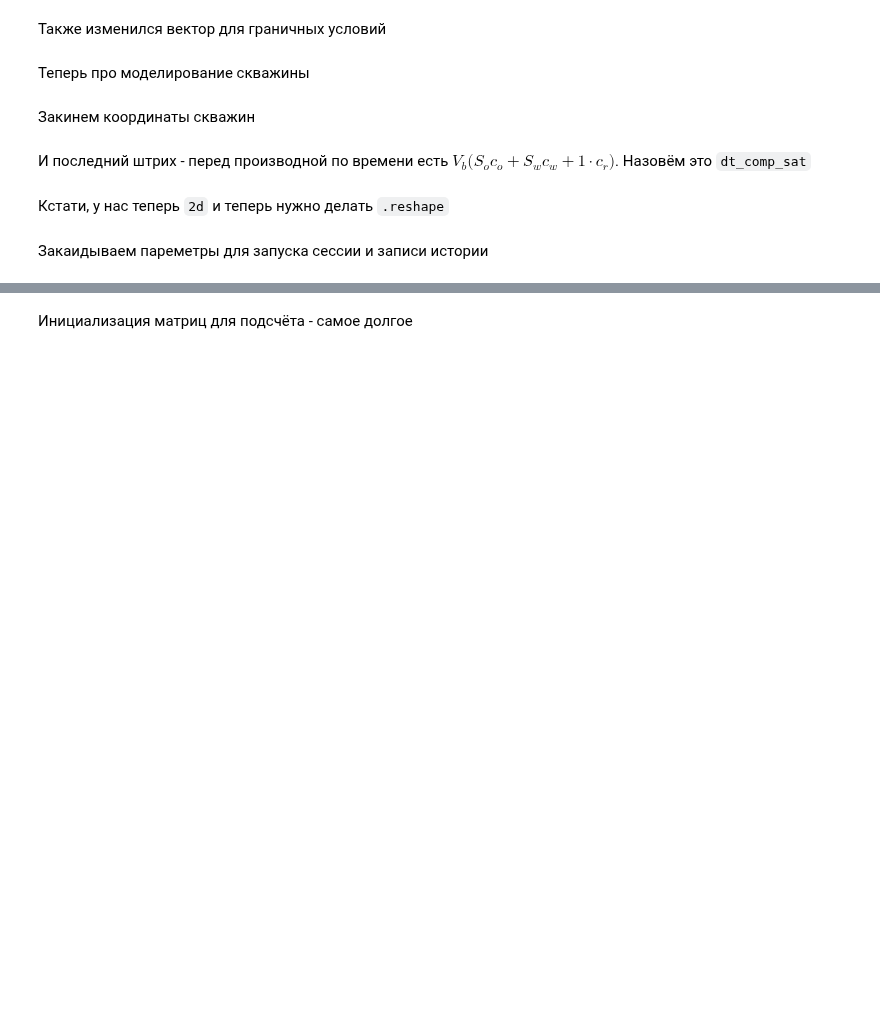
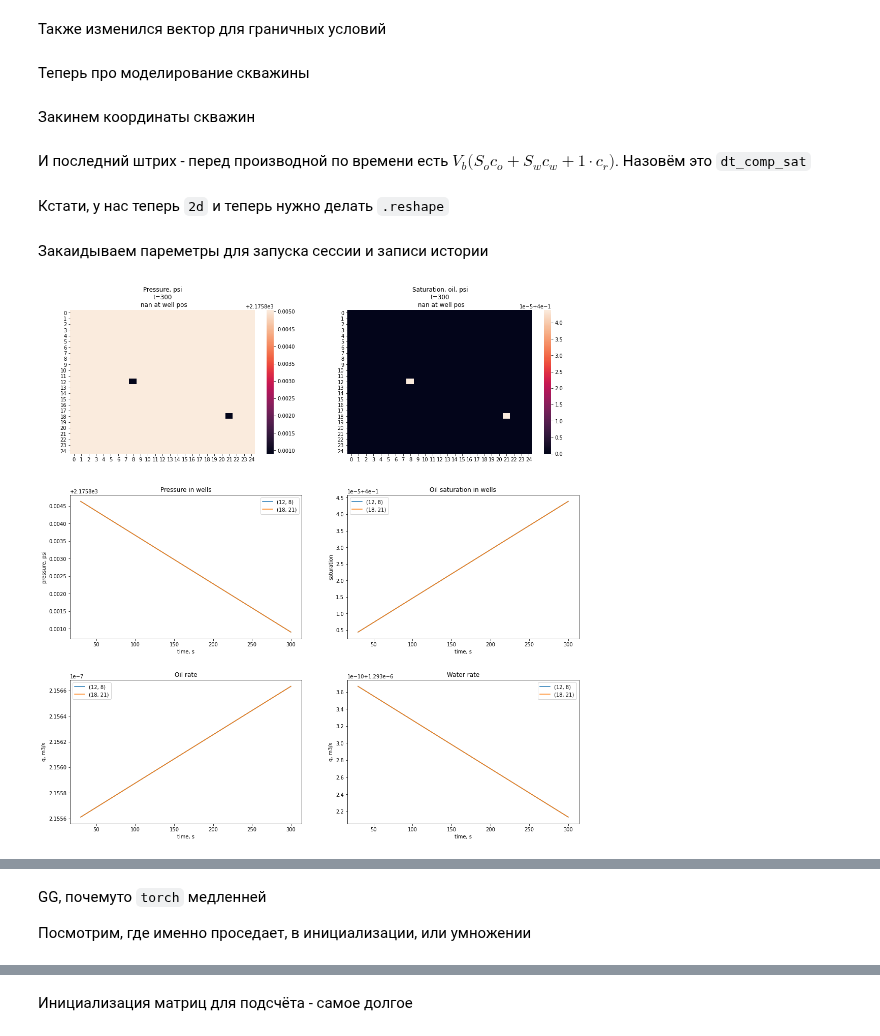
Before and after one commit to lemikhovalex/ReservoirModel, a Jupyter notebook: now_do_simple_models/06_2d_2liq.ipynb, the cells around one changed output, grey strips where cells are left out. Cells and saved outputs as stored; diff of their text form; code cells hidden in the pictures; blank space fills up the shorter version.

```diff
--- a/now_do_simple_models/06_2d_2liq.ipynb
+++ b/now_do_simple_models/06_2d_2liq.ipynb
@@ -117,14 +137,19 @@ delta_p_vec = np.ones((nx*ny, 1)) * delta_p_well
 # %%
 from reservoir import get_j_matrix
 # %%
-j_o = get_j_matrix(p=p, s=s_o, pos_r=pos_r, ph='o', prop=prop)
-j_w = get_j_matrix(p=p, s=s_w, pos_r=pos_r, ph='w', prop=prop)
+j_o = torch.zeros((prop.nx * prop.ny, 1), device=device, dtype=dtype)
+j_w = torch.zeros((prop.nx * prop.ny, 1), device=device, dtype=dtype)
+_ = get_j_matrix(p=p, s=s_o, pos_r=pos_r, ph='o', prop=prop, j_matr=j_o)
+_ = get_j_matrix(p=p, s=s_w, pos_r=pos_r, ph='w', prop=prop, j_matr=j_w)
 # %% [markdown]
 И последний штрих - перед производной по времени есть $V_b\big(S_o c_o + S_w c_w  +1\cdot c_r\big)$. Назовём это `dt_comp_sat`
 # %% [markdown]
 Кстати, у нас теперь `2d` и теперь нужно делать `.reshape`
+# %%
+nxny_ones = torch.ones((nx*ny, 1), device=device, dtype=dtype)
+nxny_eye = torch.eye(nx*ny, device=device, dtype=dtype)
 # %%
-dt_comp_sat = dx * dy * d *(s_o.v * c_o + s_w.v * c_w + np.ones((nx*ny, 1)) * c_r)
+dt_comp_sat = dx * dy * d *(s_o.v * c_o + s_w.v * c_w + nxny_ones * c_r)
 # %% [markdown]
 Закаидываем пареметры для запуска сессии и записи истории
 # %%
@@ -132,7 +157,7 @@ n_iter = int(1e1)
 p_ex = np.ones((nx, 1)) * p_0
 t = 0
 xs = list((np.linspace(0, nx-1, nx) + dx/2) * dx)
-plot_freq = int(4e1)
+plot_freq = int(1)
 times = []
 p_well_hist = {}
 s_o_well_hist = {}
@@ -150,28 +173,31 @@ from tqdm import tqdm
 for i in tqdm(range(1, n_iter+1)):
     # gonna increase time step
     # matrixes depends on saturation
-    dt_comp_sat = (dx * dy * d *(s_o.v) * c_o + s_w.v * c_w + np.ones((nx*ny, 1)) * c_r)
-    j_o = get_j_matrix(p=p, s=s_o, pos_r=pos_r, ph='o', prop=prop)
-    j_w = get_j_matrix(p=p, s=s_w, pos_r=pos_r, ph='w', prop=prop)
-    lapl_w = get_lapl_one_ph(p=p, s=s_w, ph='w', prop=prop)
-    lapl_o = get_lapl_one_ph(p=p, s=s_o, ph='o', prop=prop)
-    q_bound_w = get_q_bound(p, s_w, 'w', prop)
-    q_bound_o = get_q_bound(p, s_o, 'o', prop)
+    dt_comp_sat = (dx * dy * d *(s_o.v) * c_o + s_w.v * c_w + nxny_ones * c_r)
+    _ = get_j_matrix(p=p, s=s_o, pos_r=pos_r, ph='o', prop=prop, j_matr=j_o)
+    _ = get_j_matrix(p=p, s=s_w, pos_r=pos_r, ph='w', prop=prop, j_matr=j_w)
+    _ = get_lapl_one_ph(p=p, s=s_w, ph='w', prop=prop, lapl=lapl_w)
+    _ = get_lapl_one_ph(p=p, s=s_o, ph='o', prop=prop, lapl=lapl_o)
+    _ = get_q_bound(p, s_w, 'w', prop, q_b=q_bound_w)
+    _ = get_q_bound(p, s_o, 'o', prop, q_b=q_bound_o)
     # matrix for implicit pressure
-    a = phi * np.eye(nx*ny) * dt_comp_sat - (lapl_w + lapl_o) * dt
+    a = phi * nxny_eye * dt_comp_sat - (lapl_w + lapl_o) * dt
     #right hand state for ax = b
+
     b = phi * dt_comp_sat * p.v + q_bound_w*dt + q_bound_o*dt
     b += (j_o * B_o + j_w * B_w) * delta_p_vec * dt
     # upd time stamp
     t += dt
     # solve p
-    p_new = np.linalg.solve(a, b)
+    p_new, _ = torch.solve(b, a)
     dp = p_new - p.v
-    a = dx*dy*d * phi *(np.ones((nx * ny, 1)) + (c_r + c_o) * (p_new - p.v))
-    b = phi * dx*dy*d * s_o.v + dt * (lapl_o.dot(p_new) + q_bound_o + j_o * B_o * delta_p_vec)
+
+    a = dx*dy*d * phi *(nxny_ones + (c_r + c_o) * (p_new - p.v))
+
+    b = phi * dx*dy*d * s_o.v + dt * (lapl_o.matmul(p_new) + q_bound_o + j_o * B_o * delta_p_vec)
     # upd target values
     s_o = ResState((b / a), s_b, prop)
-    s_w = ResState(np.ones((nx*ny, 1)) - s_o.v, 1 - s_b, prop)
+    s_w = ResState(nxny_ones - s_o.v, 1 - s_b, prop)
     p = ResState(p_new, p_0, prop)
     if i % plot_freq == 0:
 
@@ -179,8 +205,8 @@ for i in tqdm(range(1, n_iter+1)):
         q_w = ((-1) * j_w * (delta_p_vec)).reshape((nx, ny))
 
         # gonna set wells as nan to see gradient
-        p_v_disp = p.v.reshape((nx, ny)).copy() / 6894.
-        s_o_disp = s_o.v.reshape((nx, ny)).copy()
+        # p_v_disp = p.v.reshape((nx, ny)).copy() / 6894.
+        # s_o_disp = s_o.v.reshape((nx, ny)).copy()
 
         times.append(t)
         for w in pos_r:
@@ -195,36 +221,37 @@ for i in tqdm(range(1, n_iter+1)):
         f, ax = plt.subplots(nrows=3, ncols=2, figsize=(16, 16))
         f.tight_layout(pad=6.0)
 
-        sns.heatmap(p_v_disp, ax=ax[0][0], cbar=True)
+        sns.heatmap(p.v.cpu().view((nx, ny)) / 6894., ax=ax[0][0], cbar=True)
         ax[0][0].set_title(f'Pressure, psi\nt={t}\n nan at well pos')
 
-        sns.heatmap(s_o_disp, ax=ax[0][1], cbar=True, fmt=".2f")
+        sns.heatmap(s_o.v.cpu().view((nx, ny)), ax=ax[0][1], cbar=True, fmt=".2f")
         ax[0][1].set_title(f'Saturation, oil, psi\nt={t}\n nan at well pos')
 
         for w in pos_r:
             ax[1][0].plot(times, p_well_hist[w] , label=f'{w}')
             ax[1][1].plot(times, s_o_well_hist[w] , label=f'{w}')
             ax[2][0].plot(times, q_o_hist[w] , label=f'{w}')
             ax[2][1].plot(times, q_w_hist[w] , label=f'{w}')
         ax[1][0].set_xlabel('time, s')
         ax[1][0].set_ylabel('pressure, psi')
         ax[1][0].set_title('Pressure in wells')
         ax[1][0].legend()
 
         ax[1][1].set_xlabel('time, s')
         ax[1][1].set_ylabel('saturation')
         ax[1][1].set_title('Oil saturation in wells')
         ax[1][1].legend()
 
         ax[2][0].set_xlabel('time, s')
         ax[2][0].set_ylabel('q, m3/s')
         ax[2][0].set_title('Oil rate')
         ax[2][0].legend()
 
         ax[2][1].set_xlabel('time, s')
         ax[2][1].set_ylabel('q, m3/s')
         ax[2][1].set_title('Water rate')
         ax[2][1].legend()
 
         plt.show()
 # %% [output]
+[figure, added]
@@ -234 +259,5 @@ n_iter = int(1e2)
+# %% [markdown]
+GG, почемуто `torch` медленней
+
+Посмотрим, где именно проседает, в инициализации, или умножении
 # %%
```
Also changed, not shown: parts of 30 cells of this notebook, 2 other files.
